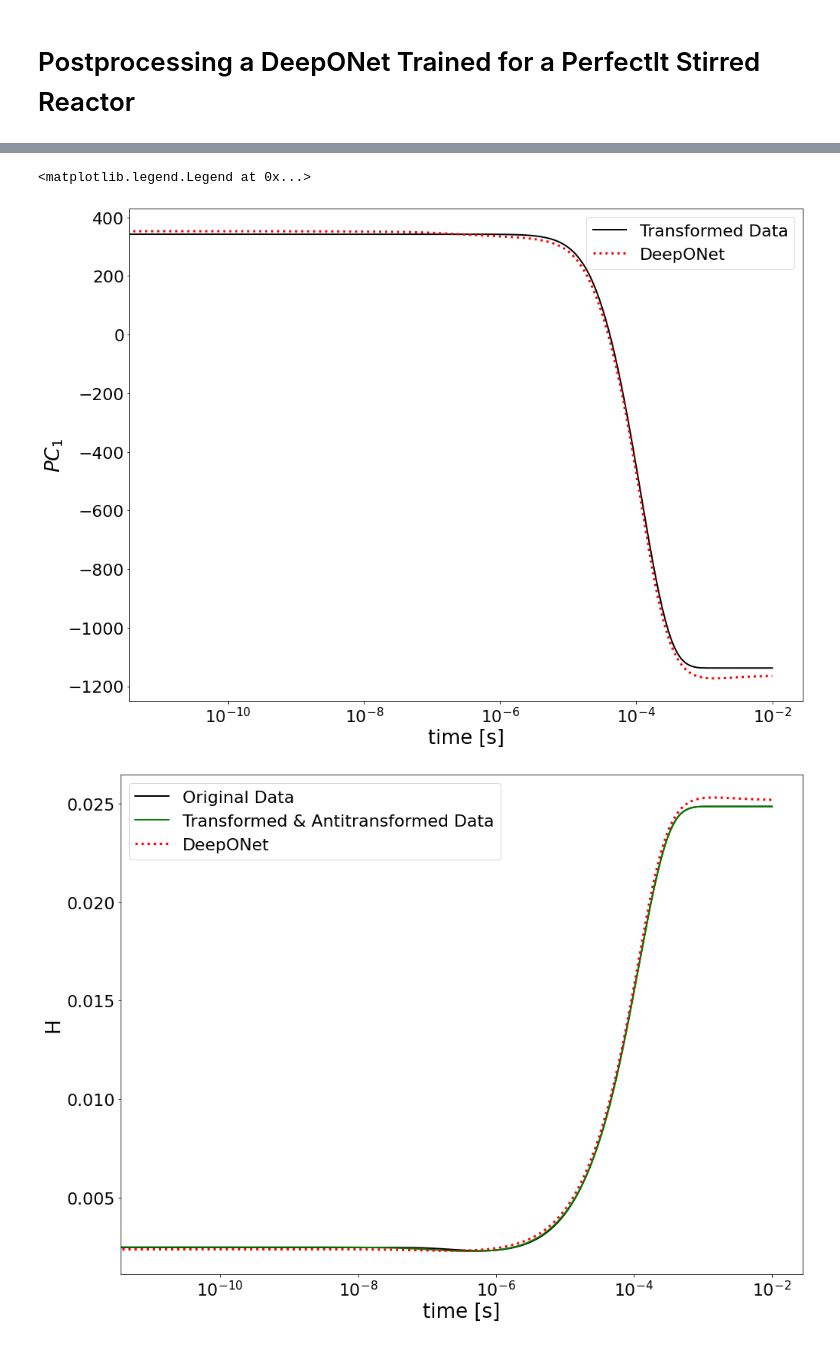
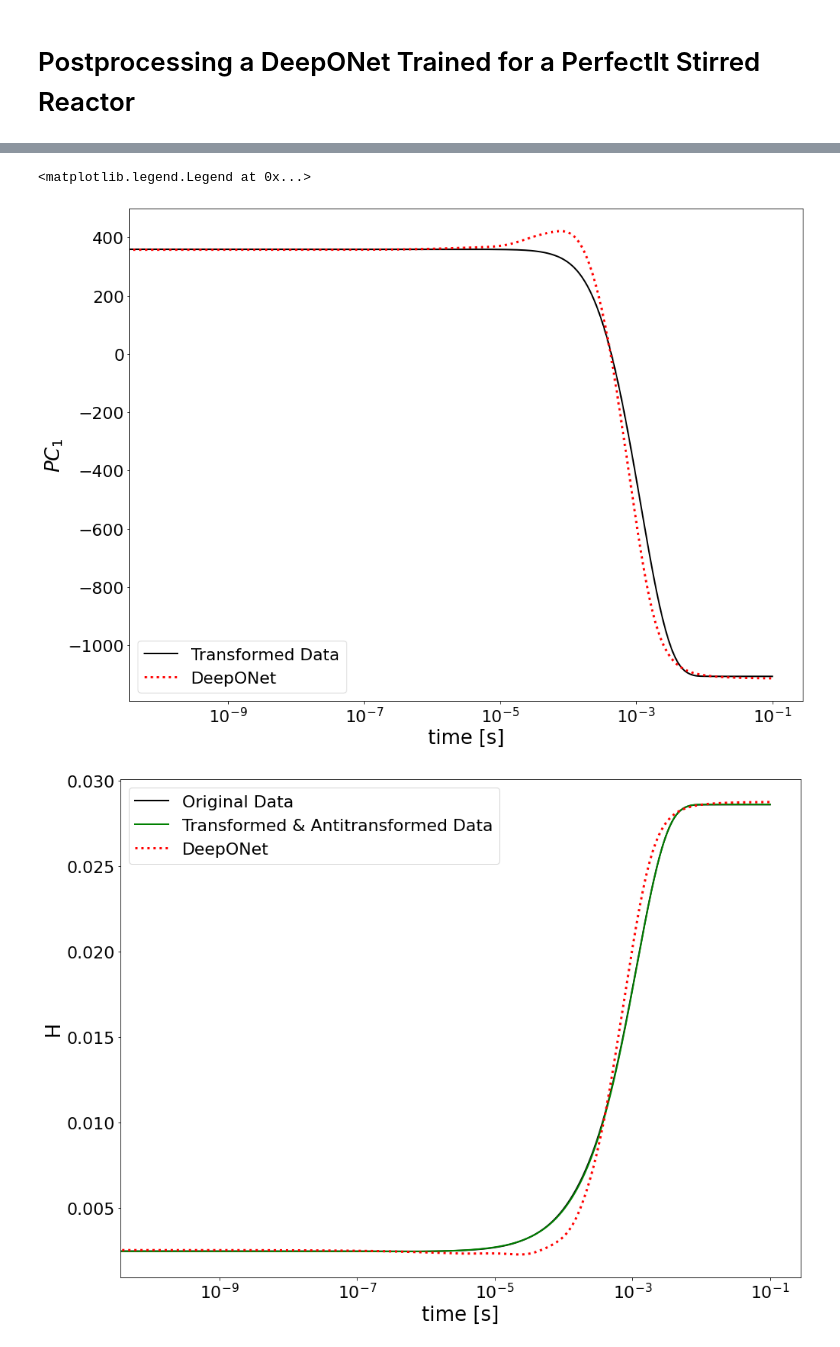
Before and after one commit to simoneventuri/ROMNet_, a Jupyter notebook: scripts/postprocessing/PSReactor/DeepONet/Predict_DeepONet.ipynb, the cells around one changed output, grey strips where cells are left out. Cells and saved outputs as stored; diff of their text form; code cells hidden in the pictures.

```diff
--- a/scripts/postprocessing/PSReactor/DeepONet/Predict_DeepONet.ipynb
+++ b/scripts/postprocessing/PSReactor/DeepONet/Predict_DeepONet.ipynb
@@ -21,14 +21,14 @@ import romnet                             as rmnt
 
 ROMNetFldr    = WORKSPACE_PATH + '/ROMNet/romnet/'
 
-OutputDir     = WORKSPACE_PATH+'/ROMNet/Data/PSR_10Cases/'
-TestDir       = WORKSPACE_PATH+'/ROMNet/Data/PSR_10Cases_Test/'
+OutputDir     = WORKSPACE_PATH+'/ROMNet/Data/PSR_100Cases/'
+TestDir       = WORKSPACE_PATH+'/ROMNet/Data/PSR_100Cases_Test/'
 
-PathToRunFld  = WORKSPACE_PATH + '/ROMNet/PSR_10Cases/DeepONet/Deterministic/Run_2/'
+PathToRunFld  = WORKSPACE_PATH + '/ROMNet/PSR_100Cases/DeepONet/Deterministic/Run_1/'
 #PathToRunFld  = WORKSPACE_PATH + '/ROMNet/PSR_10Cases/DeepONet/MCDropOut/Run_2/'
 #PathToRunFld  = WORKSPACE_PATH + '/ROMNet/PSR_10Cases/DeepONet/BayesByBackprop/Run_1/'
 
-CasesVec      = [0]
+CasesVec      = [99]
 DirDir        = OutputDir #OutputDir #TestDir
 
 NSamples      = 2
@@ -188,8 +188,8 @@ for iTest in CasesVec:
     FileName                     = DirDir+'/'+str(NVarsRed)+'PC/train/ext/PC.csv.'+str(iTest+1)
     InputDataTest                = pd.read_csv(FileName, header=0)
     tVec                         = InputDataTest['t'].to_numpy()
-    InputDataTest['log10(t)']    = np.log10(tVec + 1.e-15)
-    InputDataTest['log(t)']      = np.log(tVec + 1.e-15)
+    InputDataTest['log10(t)']    = np.log10(tVec)
+    InputDataTest['log(t)']      = np.log(tVec)
     InputDataTest['log10(Rest)'] = RestVal * np.ones(len(tVec))
     yMatOrig_pca                 = InputDataTest[TestInputVars].to_numpy()
     y0_pca                       = yMatOrig_pca[0,:]
@@ -209,7 +209,7 @@ for iTest in CasesVec:
 
     if (InputData.ProbApproach == 'Deterministic') or (NSamples == 1):
 
-        yMat_pca = model.predict(InputDataTest[['log10(Rest)','t']])
+        yMat_pca = model.predict(InputDataTest[['log10(Rest)','log(t)']])
         yMat_pre = (yMat_pca.dot(A))
         yMat     = yMat_pre*D[:,0] + C[:,0]
 
@@ -225,7 +225,7 @@ for iTest in CasesVec:
         yMat_sqr     = np.zeros((yMatOrig.shape[0], A.shape[1]))
 
         for iSample in range(NSamples):
-            yMat_pca = model.predict(InputDataTest[['log10(Rest)','t']])
+            yMat_pca = model.predict(InputDataTest[['log10(Rest)','log(t)']])
 
             yMat_pca_sum += yMat_pca
             yMat_pca_sqr += yMat_pca**2
@@ -281,4 +281,4 @@ RestVal =  [-5.] ; y0_pca =  [3.42553908e+02 1.84410524e-02 2.85581989e-03]
 <matplotlib.legend.Legend at 0x...>
-[figure, old version]
+[figure, new version]
-[figure, old version]
+[figure, new version]
 # %%
```
Also changed, not shown: parts of 13 cells of this notebook, 13 other files.
